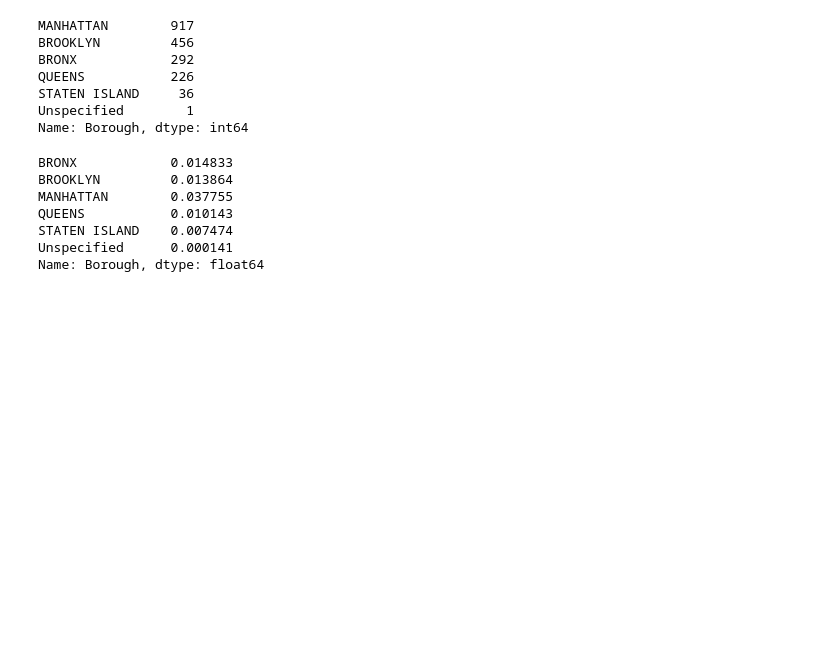
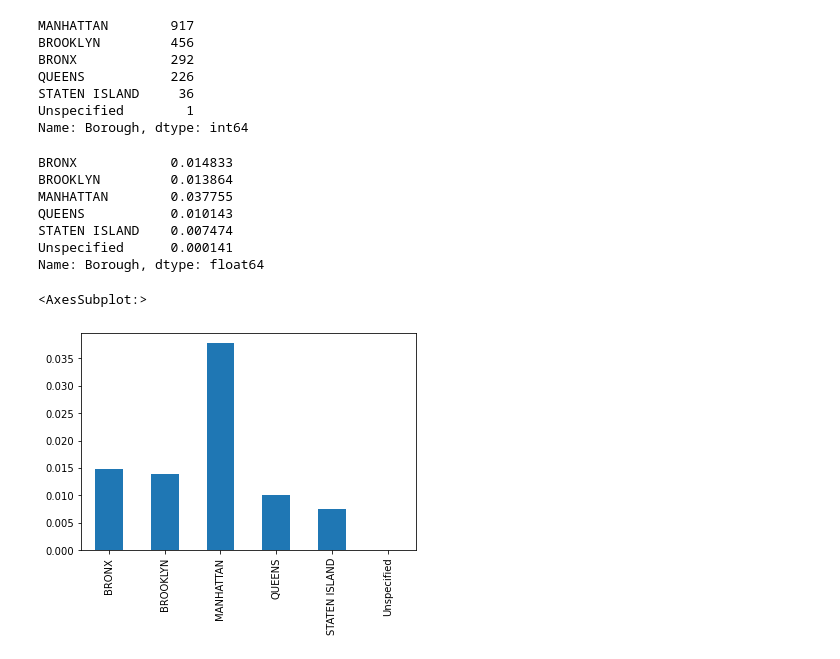
Before and after one commit to aa-ag/pcb, a Jupyter notebook: 3.FILTERING_DATAFRAMES.ipynb, the cells around one changed output. Drawn from its saved outputs; the diff is of its cells as text; code cells hidden in the pictures; blank space fills up the shorter version.

Commit message:
added plot function to percentages breakdown of complaints

```diff
--- a/3.FILTERING_DATAFRAMES.ipynb
+++ b/3.FILTERING_DATAFRAMES.ipynb
@@ -95,3 +95,8 @@ QUEENS           0.010143
 STATEN ISLAND    0.007474
 Unspecified      0.000141
 Name: Borough, dtype: float64
+# %%
+(noise_complaint_counts / complaint_counts.astype(float)).plot(kind='bar')
+# %% [output]
+<AxesSubplot:>
+[figure, added]
```
